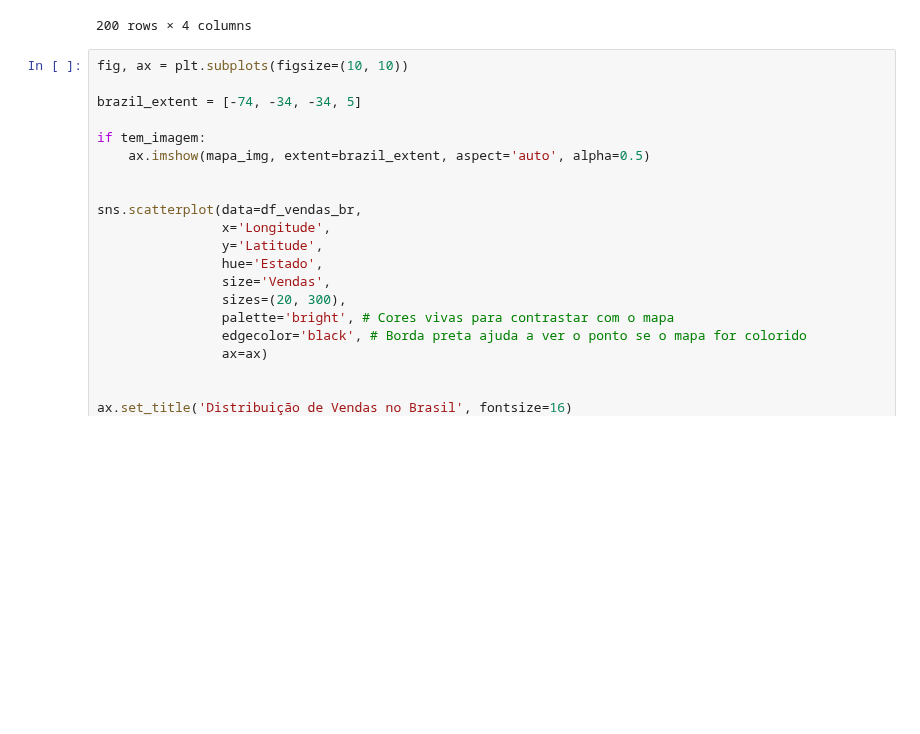
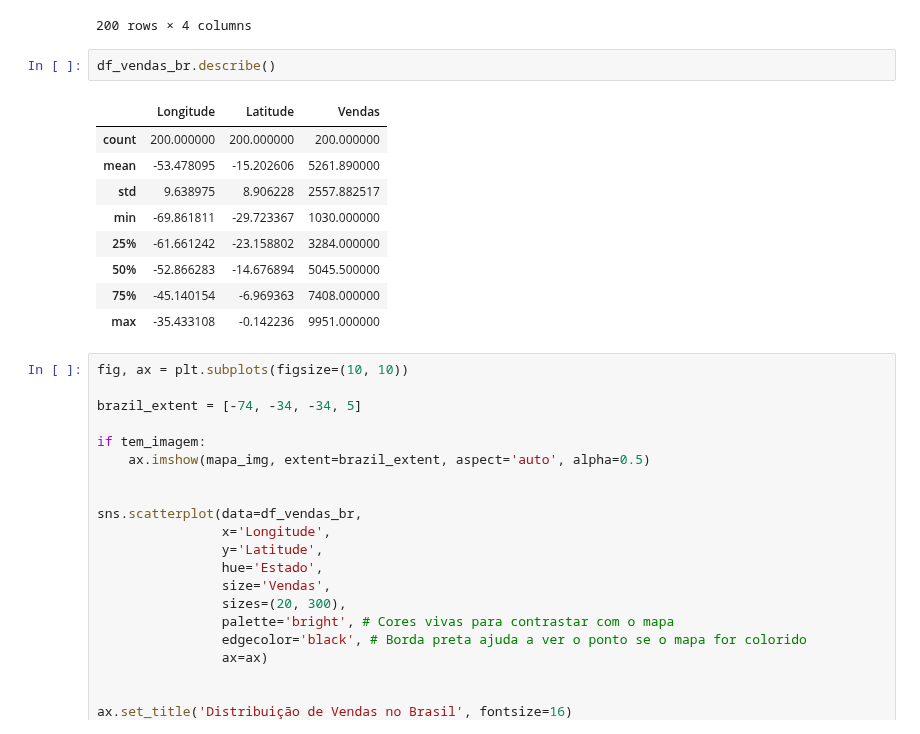
Before and after one commit to Alissonfelipe1234/trilha_dados_agibank, a Jupyter notebook: Modulo 3/geo.ipynb, the cells around one changed output. Cells and saved outputs as stored; diff of their text form; blank space fills up the shorter version.

```diff
--- a/Modulo 3/geo.ipynb
+++ b/Modulo 3/geo.ipynb
@@ -130,6 +114,18 @@ df_vendas_br
 | 198 | -57.707527 | -17.632878 | BA | 1257 |
 | 199 | -66.729587 | -22.404626 | MG | 3771 |
 200 rows × 4 columns
+# %%
+df_vendas_br.describe()
+# %% [output]
+|  | Longitude | Latitude | Vendas |
+| count | 200.000000 | 200.000000 | 200.000000 |
+| mean | -53.478095 | -15.202606 | 5261.890000 |
+| std | 9.638975 | 8.906228 | 2557.882517 |
+| min | -69.861811 | -29.723367 | 1030.000000 |
+| 25% | -61.661242 | -23.158802 | 3284.000000 |
+| 50% | -52.866283 | -14.676894 | 5045.500000 |
+| 75% | -45.140154 | -6.969363 | 7408.000000 |
+| max | -35.433108 | -0.142236 | 9951.000000 |
 # %%
 fig, ax = plt.subplots(figsize=(10, 10))
 
```
Also changed, not shown: parts of 4 cells of this notebook, 5 other files.
